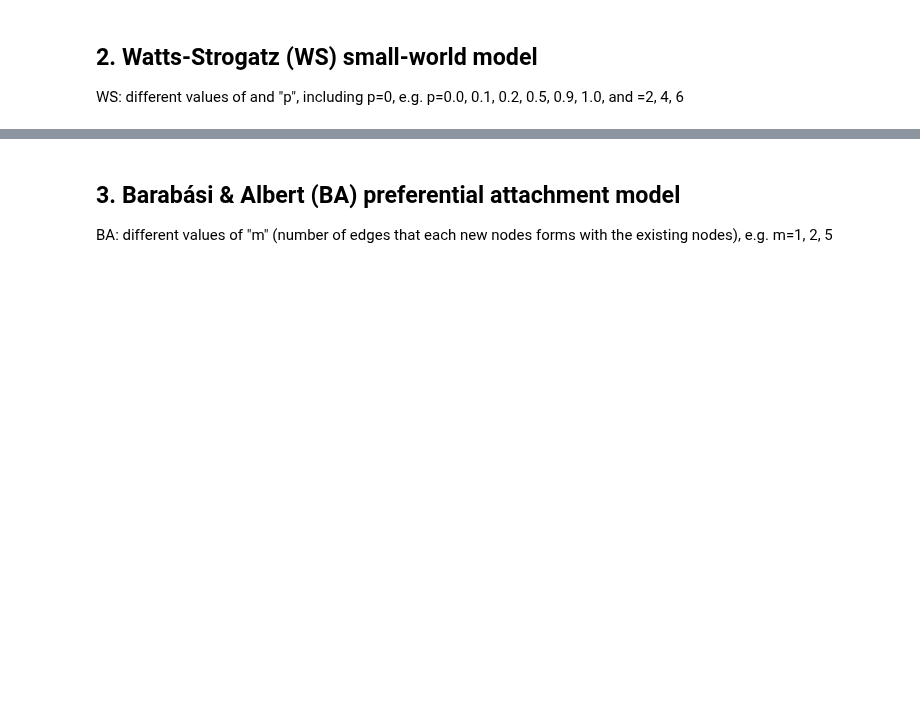
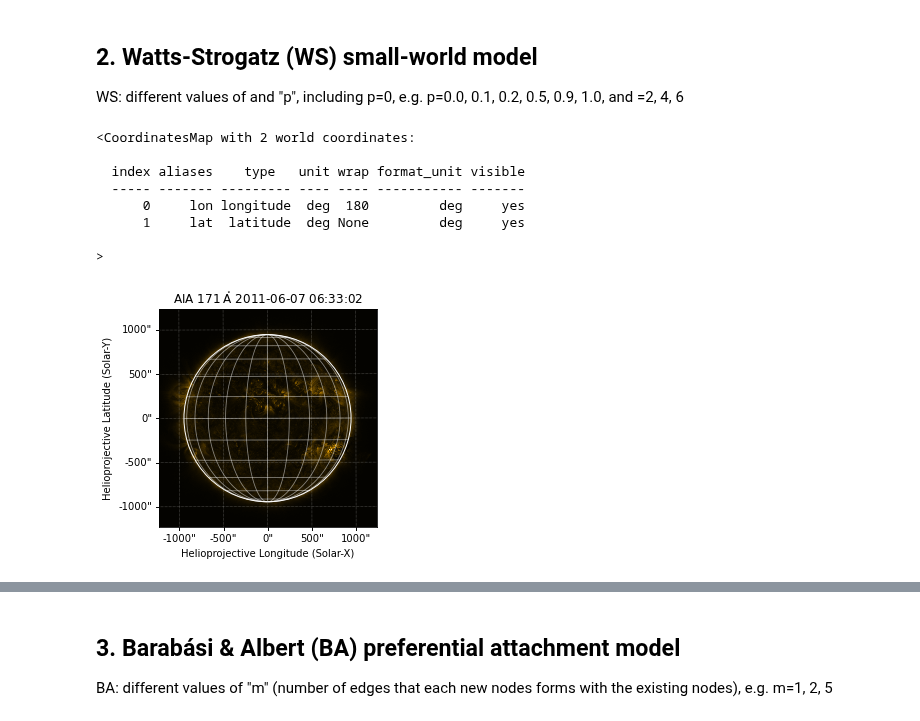
Before and after one commit to EjbejaranosAI/Complex_Networks, a Jupyter notebook: 2_Models_of_complex_networks/Main_test.ipynb, the cells around one changed output, grey strips where cells are left out. Saved outputs shown, nothing was run; the diff lists cells and outputs as text; code cells hidden in the pictures; blank space fills up the shorter version.

```diff
--- a/2_Models_of_complex_networks/Main_test.ipynb
+++ b/2_Models_of_complex_networks/Main_test.ipynb
@@ -222,0 +231,18 @@ WS: different values of <k> and "p", including p=0, e.g. p=0.0, 0.1, 0.2, 0.5, 0
+# %%
+aiamap = sunpy.map.Map(AIA_171_IMAGE)
+
+plt.figure()
+ax = plt.subplot(projection=aiamap)
+aiamap.plot()
+aiamap.draw_limb()
+aiamap.draw_grid()
+# %% [output]
+<CoordinatesMap with 2 world coordinates:
+
+  index aliases    type   unit wrap format_unit visible
+  ----- ------- --------- ---- ---- ----------- -------
+      0     lon longitude  deg  180         deg     yes
+      1     lat  latitude  deg None         deg     yes
+
+>
+[figure, added]
```
Also changed, not shown: parts of 3 cells of this notebook.
